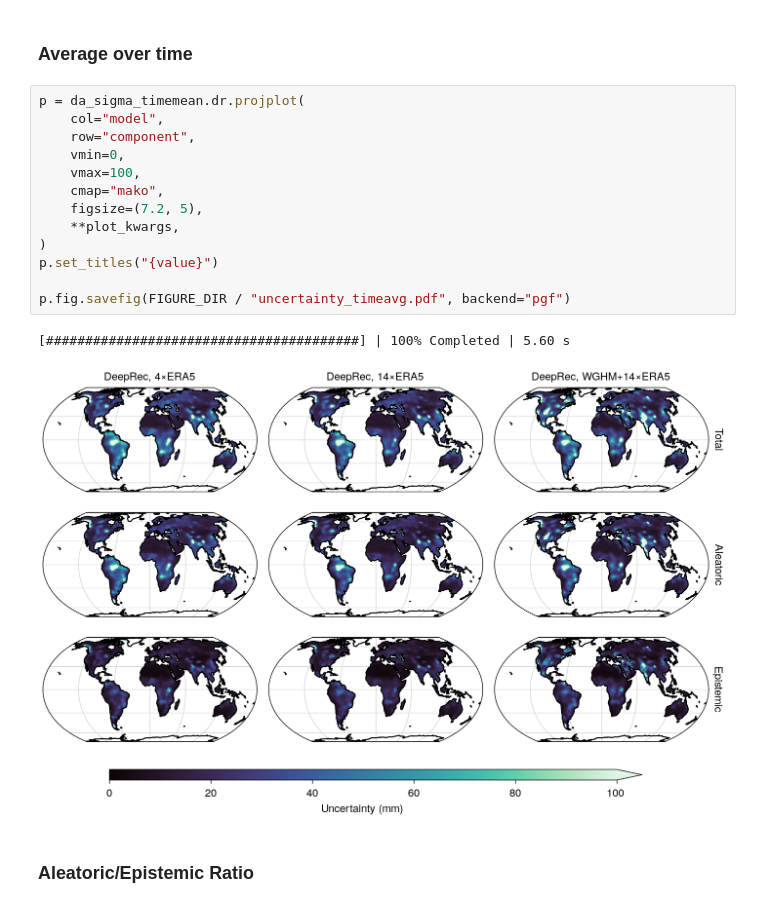
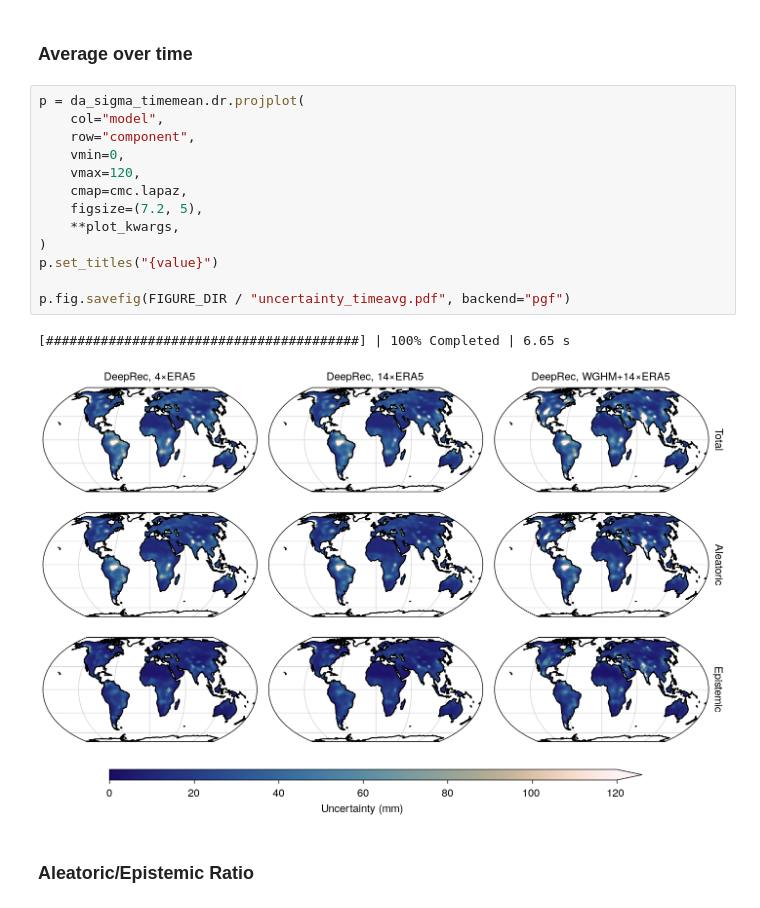
Before and after one commit to lqgentner/deeprec, a Jupyter notebook: notebooks/20-si-plots/uncertainty-evaluation.ipynb, the cells around one changed output. Cells and saved outputs as stored; diff of their text form.

```diff
--- a/notebooks/20-si-plots/uncertainty-evaluation.ipynb
+++ b/notebooks/20-si-plots/uncertainty-evaluation.ipynb
@@ -112,19 +113,19 @@ p.fig.savefig(FIGURE_DIR / "uncertainty_map_gridwise.pdf", backend="pgf")
 # %%
 p = da_sigma_timemean.dr.projplot(
     col="model",
     row="component",
     vmin=0,
-    vmax=100,
-    cmap="mako",
+    vmax=120,
+    cmap=cmc.lapaz,
     figsize=(7.2, 5),
     **plot_kwargs,
 )
 p.set_titles("{value}")
 
 p.fig.savefig(FIGURE_DIR / "uncertainty_timeavg.pdf", backend="pgf")
 # %% [output]
-[########################################] | 100% Completed | 5.60 s
+[########################################] | 100% Completed | 6.65 s
-[figure, old version]
+[figure, new version]
 # %% [markdown]
 ### Aleatoric/Epistemic Ratio
 # %% [markdown]
```
Also changed, not shown: parts of 4 cells of this notebook, 39 other files.
